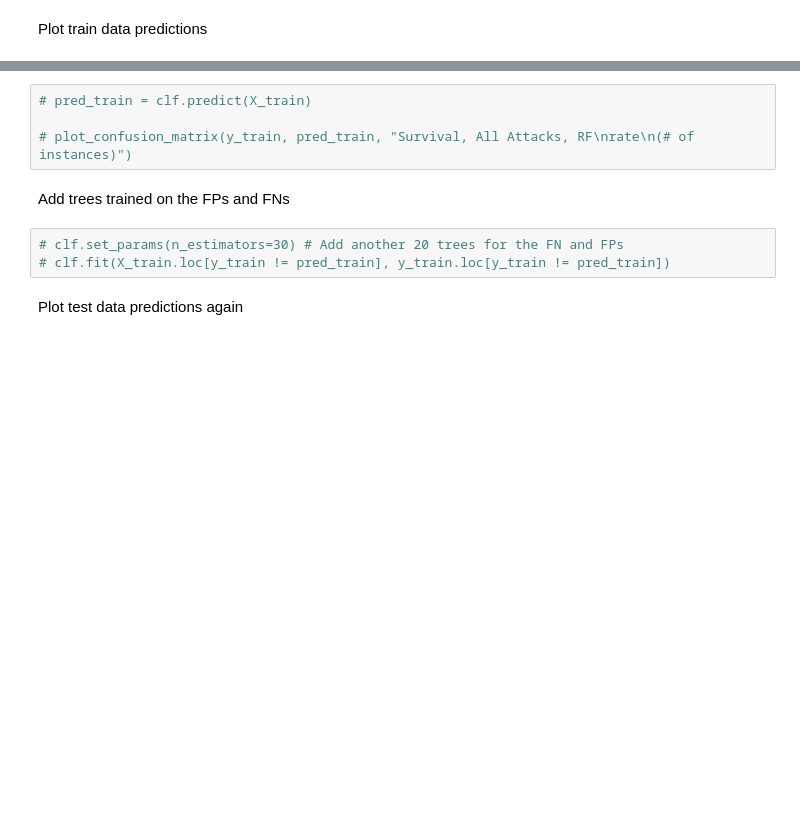
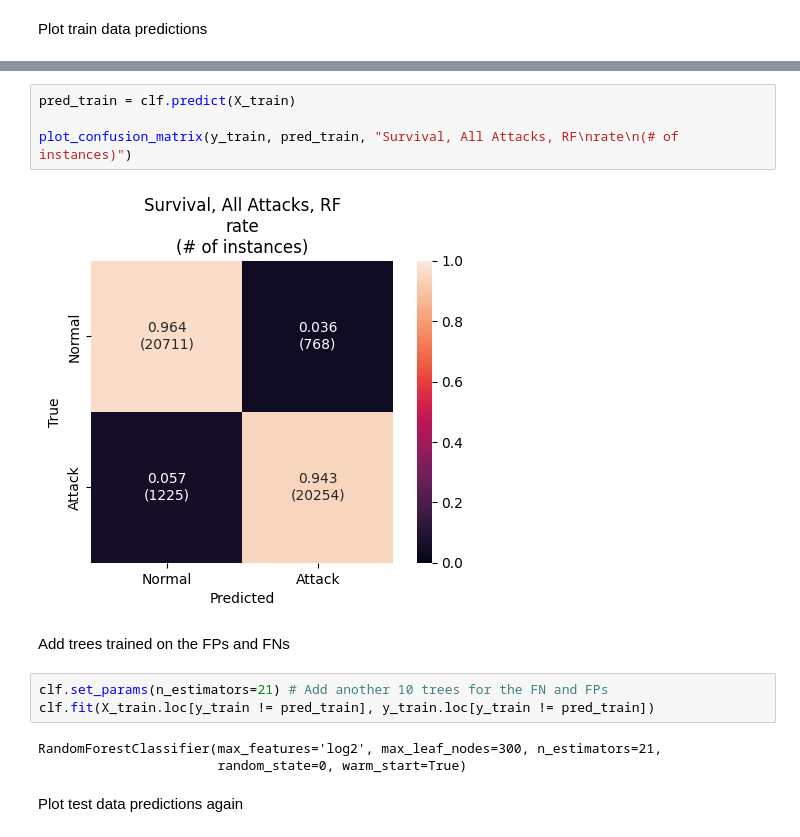
Before and after one commit to hampu5/ml-classify, a Jupyter notebook: ml_classify/rf-book.ipynb, the cells around one changed output, grey strips where cells are left out. Cells and saved outputs as stored; diff of their text form; blank space fills up the shorter version.

```diff
--- a/ml_classify/rf-book.ipynb
+++ b/ml_classify/rf-book.ipynb
@@ -174,12 +200,17 @@ Plot train data predictions
 # %%
-# pred_train = clf.predict(X_train)
+pred_train = clf.predict(X_train)
 
-# plot_confusion_matrix(y_train, pred_train, "Survival, All Attacks, RF\nrate\n(# of instances)")
+plot_confusion_matrix(y_train, pred_train, "Survival, All Attacks, RF\nrate\n(# of instances)")
+# %% [output]
+[figure, added]
 # %% [markdown]
 Add trees trained on the FPs and FNs
 # %%
-# clf.set_params(n_estimators=30) # Add another 20 trees for the FN and FPs
-# clf.fit(X_train.loc[y_train != pred_train], y_train.loc[y_train != pred_train])
+clf.set_params(n_estimators=21) # Add another 10 trees for the FN and FPs
+clf.fit(X_train.loc[y_train != pred_train], y_train.loc[y_train != pred_train])
+# %% [output]
+RandomForestClassifier(max_features='log2', max_leaf_nodes=300, n_estimators=21,
+                       random_state=0, warm_start=True)
 # %% [markdown]
 Plot test data predictions again
 # %%
```
Also changed, not shown: parts of 15 cells of this notebook, 2 other files.
